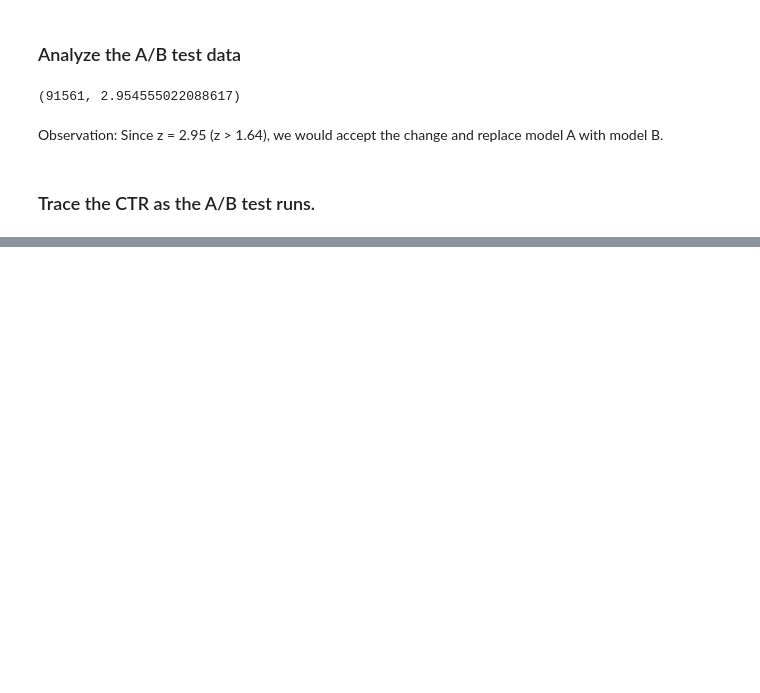
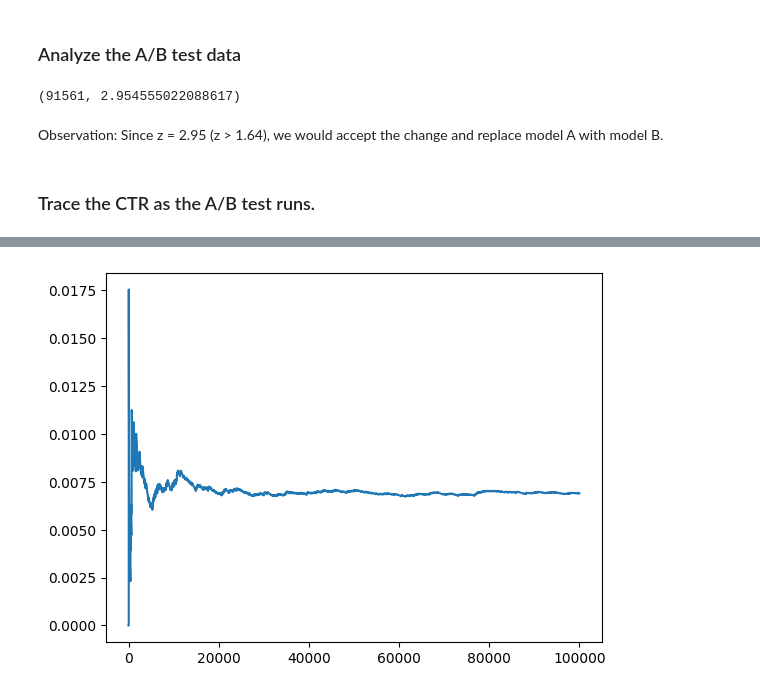
Before and after one commit to alextanhongpin/python-experimentation-for-engineers, a Jupyter notebook: 03_multi_armed_bandit.ipynb, the cells around one changed output, grey strips where cells are left out. Saved outputs shown, nothing was run; the diff lists cells and outputs as text; code cells hidden in the pictures; blank space fills up the shorter version.

```diff
--- a/03_multi_armed_bandit.ipynb
+++ b/03_multi_armed_bandit.ipynb
@@ -175,0 +251,5 @@ def epsilon_greedy(num_ind, epsilon):
+# %%
+ctr_vs_n, epsilons, accept_reject = epsilon_greedy_decay()
+plt.plot(ctr_vs_n);
+# %% [output]
+[figure, added]
```
Also changed, not shown: parts of 29 cells of this notebook, 7 other files.
